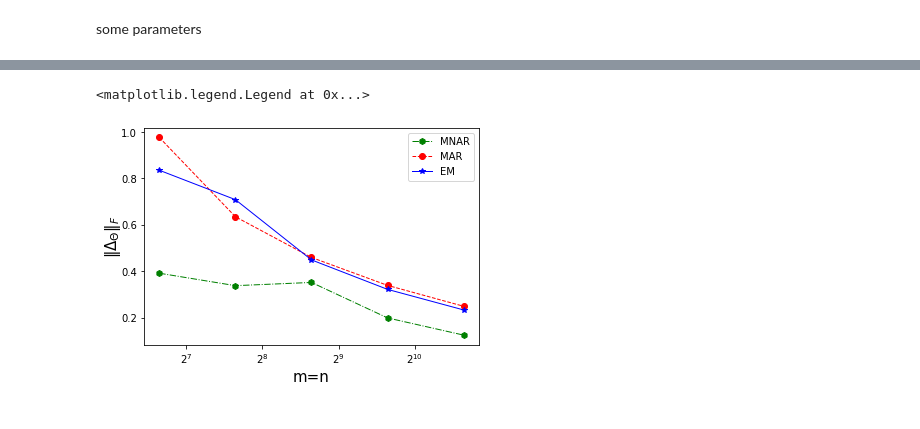
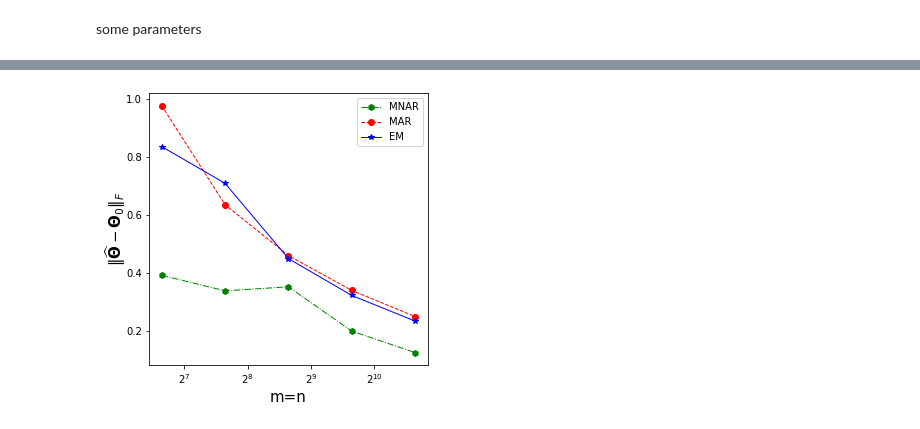
Before and after one commit to JINhuaqing/MNAR, a Jupyter notebook: ErrPlotLinear100.ipynb, the cells around one changed output, grey strips where cells are left out. Drawn from its saved outputs; the diff is of its cells as text; code cells hidden in the pictures.

```diff
--- a/ErrPlotLinear100.ipynb
+++ b/ErrPlotLinear100.ipynb
@@ -15,4 +15,5 @@ def path2m(fil):
     return m
 # %%
 filsMNAR = sorted(filsMNAR, key=path2m)
-filsMNAR
+filsMAR = sorted(filsMAR, key=path2m)
+filsEM = sorted(filsEM, key=path2m)
@@ -103,12 +87,13 @@ plt.legend(loc=1)
 # %%
+plt.figure(figsize=[5, 5])
 plt.xlabel("m=n", font_x)
 # plt.ylim([0, 1]) #for p=200 linear
-plt.ylabel(r"$\Vert\Delta_{\mathrm{\Theta}}\Vert_F$", font_y)
+plt.ylabel(r"$\Vert\widehat{\mathbf{\Theta}} - \mathbf{\Theta}_0\Vert_F$", font_y)
 plt.plot(ms, errTs["MNAR"], "g-.h", label="MNAR", linewidth=1)
 plt.plot(ms, errTs["MAR"], "r--o", label="MAR", linewidth=1)
 plt.plot(ms, errTs["EM"], "b-*", label="EM", linewidth=1)
 plt.xscale("log", base=2)
 plt.legend(loc=1)
+plt.savefig("Simu_linear_theta_p100.jpg", bbox_inches="tight")
 # %% [output]
-<matplotlib.legend.Legend at 0x...>
-[figure, old version]
+[figure, new version]
```
Also changed, not shown: parts of 2 cells of this notebook, 21 other files.
